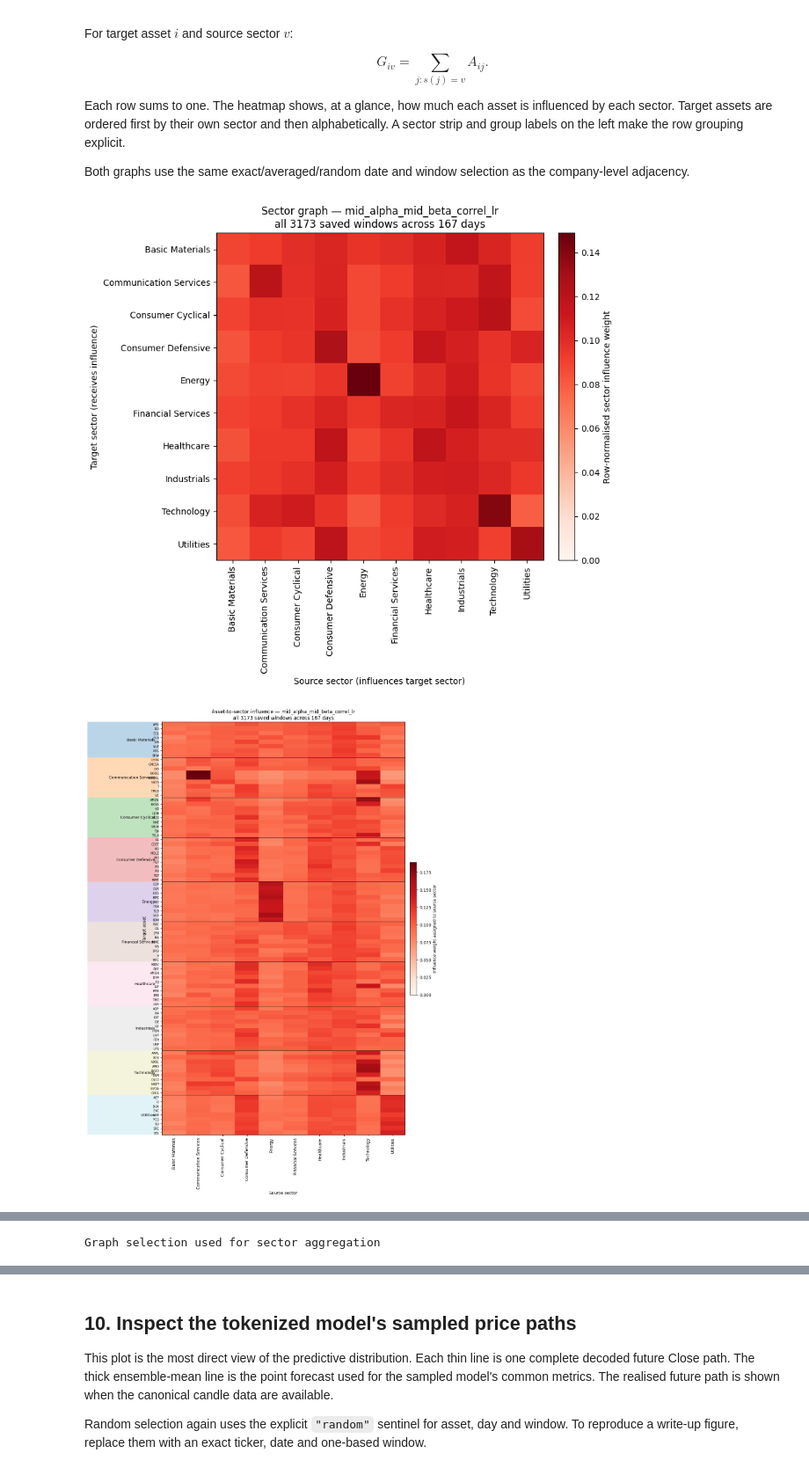
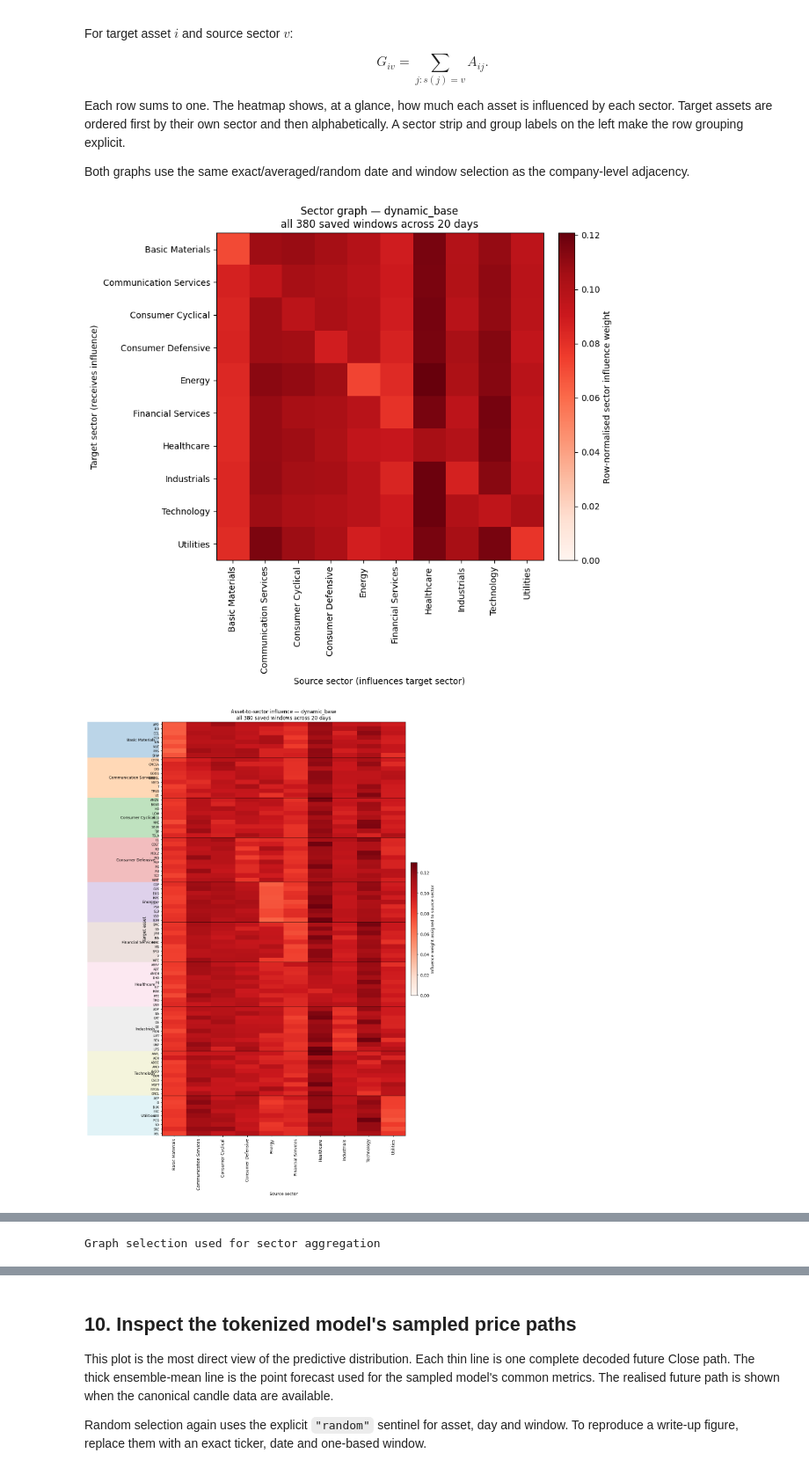
Before and after one commit to VishR-94/dynamic_graphs_thesis, a Jupyter notebook: notebooks/graph_hub.ipynb, the cells around one changed output, grey strips where cells are left out. Shown at 88% size. Cells and saved outputs as stored; diff of their text form; code cells hidden in the pictures.

```diff
--- a/notebooks/graph_hub.ipynb
+++ b/notebooks/graph_hub.ipynb
@@ -575,8 +569,8 @@ Both graphs use the same exact/averaged/random date and window selection as the
 # - company_profiles_path=None: auto-detect dissertation/company_profiles.csv
 #   on Mac or Colab; pass an explicit path to override.
 sector_report = dge.analyse_sector_graph(
-    "mid_alpha_mid_beta_correl_lr",
-    split="train",
+    "dynamic_base",
+    split="val",
     policy=None,
     day=None,
     window=None,
@@ -590,35 +584,35 @@ sector_report = dge.analyse_sector_graph(
 plt.show()
 
 sector_counts = (
     sector_report.asset_sector_mapping
     .groupby("Sector", as_index=False)
     .agg(Assets=("Ticker", "count"))
 )
 display(sector_counts)
 display(
     dge.style_numeric_table(
         dge.make_selected_graph_summary(sector_report.graph),
         caption="Graph selection used for sector aggregation",
         precision=5,
     )
 )
 display(
     dge.style_numeric_table(
         sector_report.sector_adjacency,
         caption="Row-normalised sector-to-sector graph",
         precision=5,
     )
 )
 display(
     dge.style_numeric_table(
         sector_report.asset_sector_adjacency,
         caption="Asset-to-source-sector graph",
         precision=5,
     )
 )
 # %% [output]
-[figure, old version]
+[figure, new version]
-[figure, old version]
+[figure, new version]
 |  | Sector | Assets |
 | 0 | Basic Materials | 8 |
 | 1 | Communication Services | 9 |
```
Also changed, not shown: parts of 5 cells of this notebook, 8 other files.
